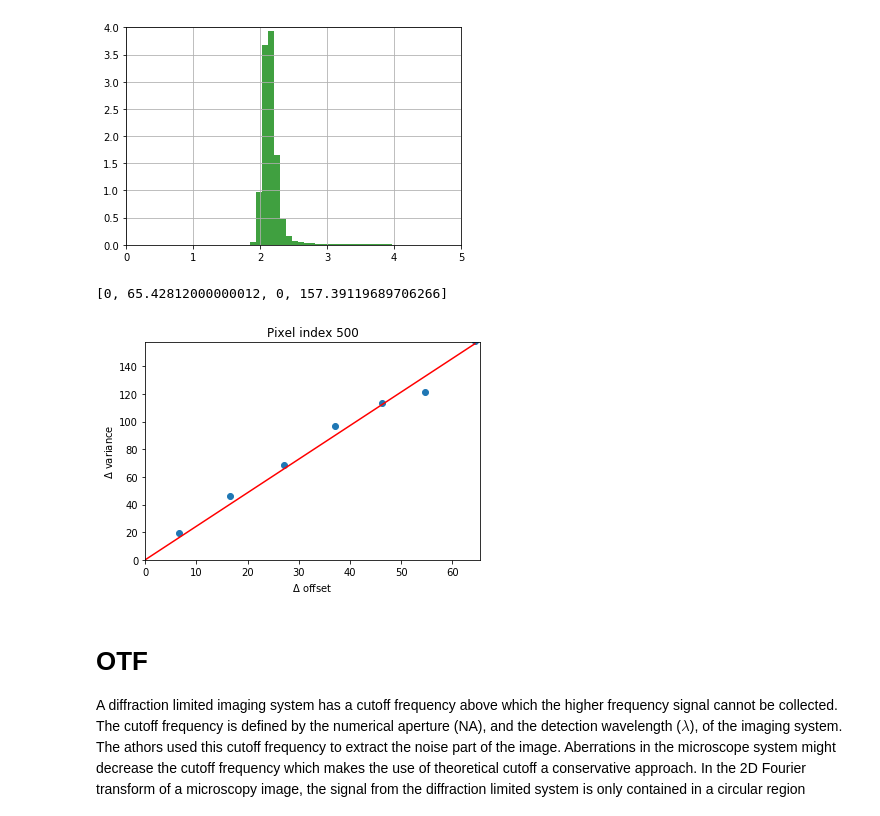
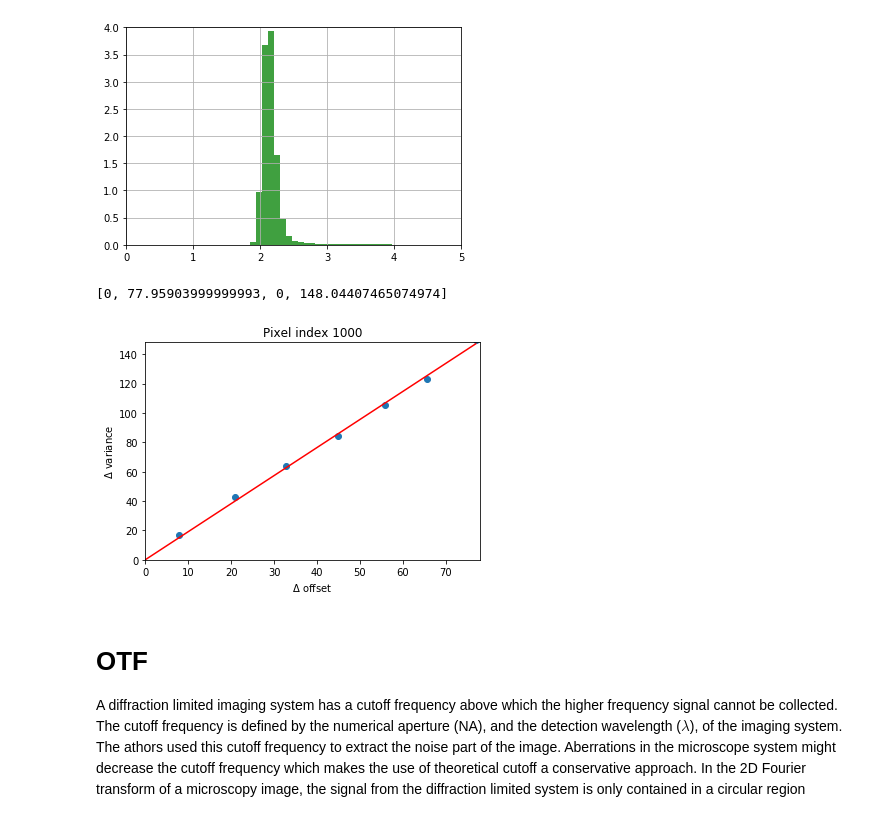
Before and after one commit to zqwei/fish_processing, a Jupyter notebook: pixelwiseDenoising/pixelDenoising.ipynb, the cells around one changed output. Saved outputs shown, nothing was run; the diff lists cells and outputs as text; code cells hidden in the pictures.

```diff
--- a/pixelwiseDenoising/pixelDenoising.ipynb
+++ b/pixelwiseDenoising/pixelDenoising.ipynb
@@ -156,18 +156,18 @@ plt.show()
 # %% [output]
 [figure]
 # %%
-n_pixel = 500 #np.where(gainVec<0)[0][0]
+n_pixel = 1000 #np.where(gainVec<0)[0][0]
 x = np.array([0, offsetVec[:, n_pixel].max()])
 y = x * gainVec[n_pixel]
 plt.scatter(offsetVec[:, n_pixel], varVec[:, n_pixel])
 plt.plot(x, y, '-r')
 plt.xlabel(r'$\Delta$ offset')
 plt.ylabel(r'$\Delta$ variance')
 plt.title('Pixel index %s'%(n_pixel))
 plt.axis([0, x.max()+1, 0, y.max()+1])
 # %% [output]
-[0, 65.42812000000012, 0, 157.39119689706266]
+[0, 77.95903999999993, 0, 148.04407465074974]
-[figure, old version]
+[figure, new version]
 # %% [markdown]
 # OTF
 A diffraction limited imaging system has a cutoff frequency above which the higher frequency signal cannot be collected. The cutoff frequency is defined by the numerical aperture (NA), and the detection wavelength ($\lambda$), of the imaging system. The athors used this cutoff frequency to extract the noise part of the image. Aberrations in the microscope system might decrease the cutoff frequency which makes the use of theoretical cutoff a conservative approach. In the 2D Fourier transform of a microscopy image, the signal from the diffraction limited system is only contained in a circular region defined by the optical transfer function (OTF) of the imaging system. The OTF is the autocorrelation of the pupil function of the imaging system. For an ideal imaging system, the pupil radius is $\frac{NA}{\lambda}$, and the OTF radius is therefore two times of this quantity, $2\frac{NA}{\lambda}$.
```
Also changed, not shown: parts of 10 cells of this notebook, 1 other file.
